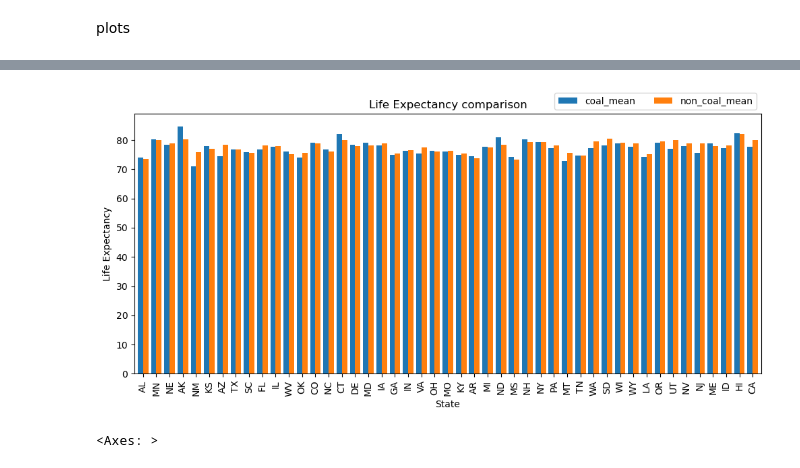
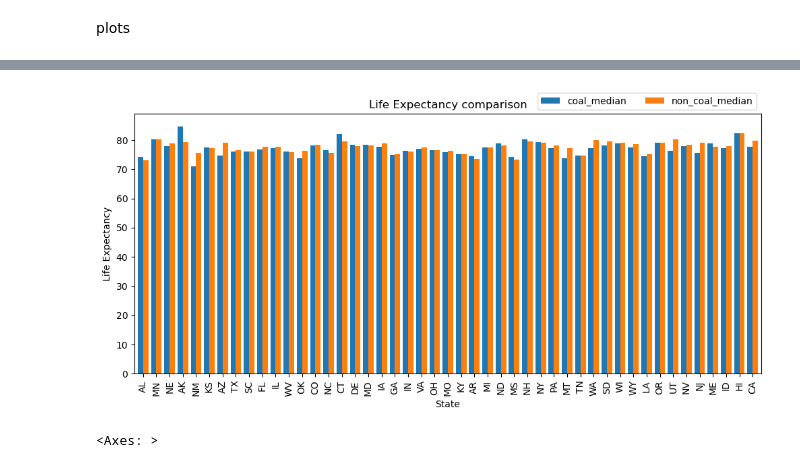
Before and after one commit to aaronjamesroberts/APCV-361-Final-Project-Snedden-Roberts, a Jupyter notebook: final.ipynb, the cells around one changed output, grey strips where cells are left out. Cells and saved outputs as stored; diff of their text form; code cells hidden in the pictures.

```diff
--- a/final.ipynb
+++ b/final.ipynb
@@ -268 +203,6 @@ dict_df = pd.DataFrame.from_dict(value_lib, orient='index', columns=['coal_mean'
+# %%
+
+dict_df = pd.DataFrame.from_dict(dict, orient='index',\
+                                 columns=['coal_median','Quantile 25', 'Quantile 75',\
+                                        'non_coal_median', 'non_coal_Quantile 0.25', 'non_Quan 0.75'])
 # %%
@@ -270,10 +229,11 @@ dict_df = pd.DataFrame.from_dict(value_lib, orient='index', columns=['coal_mean'
 # %%
-dict_df.plot.bar(y=['coal_mean','non_coal_mean'], ylabel='Life Expectancy', xlabel='State', title='Life Expectancy comparison',\
+
+dict_df.plot.bar(y=['coal_median','non_coal_median'], ylabel='Life Expectancy', xlabel='State', title='Life Expectancy comparison',\
                 figsize=(12,5), width= 0.8 )
 plt.legend(bbox_to_anchor=(1.0,1.1), ncol=2)
 plt.show()
 # %% [output]
-[figure, old version]
+[figure, new version]
 # %%
 dict_df.plot.line(y=['non_coal_q75', 'non_coal_q25', 'non_coal_mean'],figsize=(12,5))
 dict_df.plot.line(y=['coal_mean', 'non_coal_mean'],figsize=(12,5))
```
Also changed, not shown: parts of 8 cells of this notebook.
